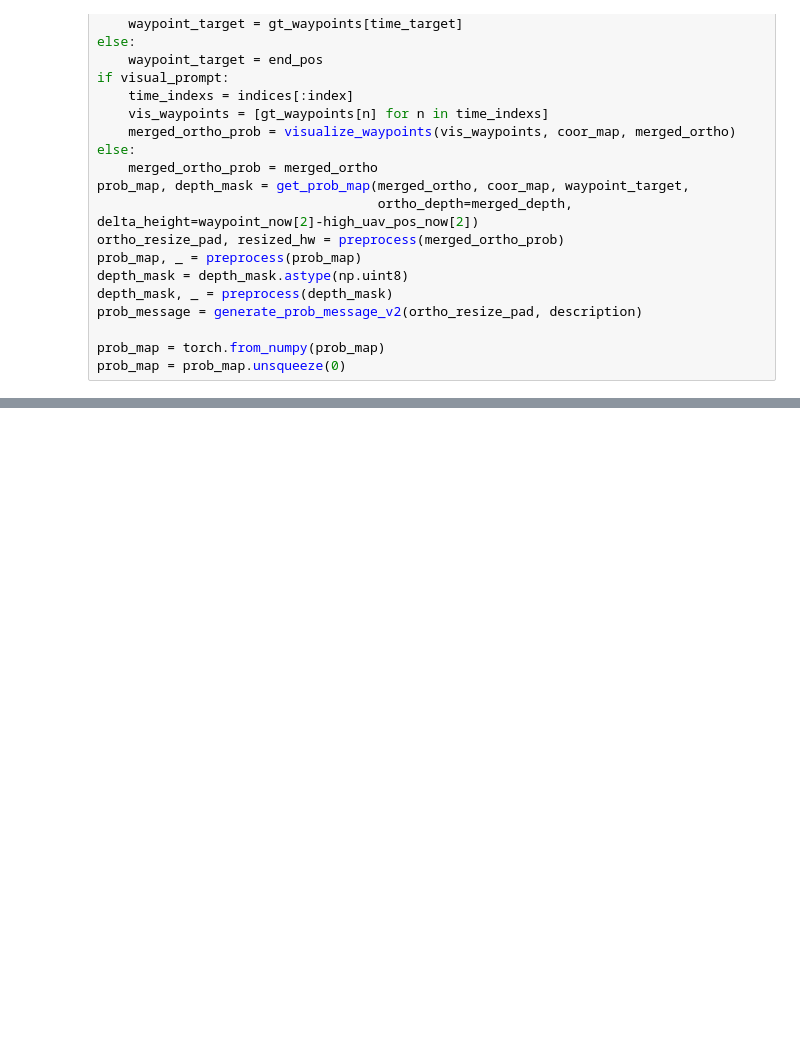
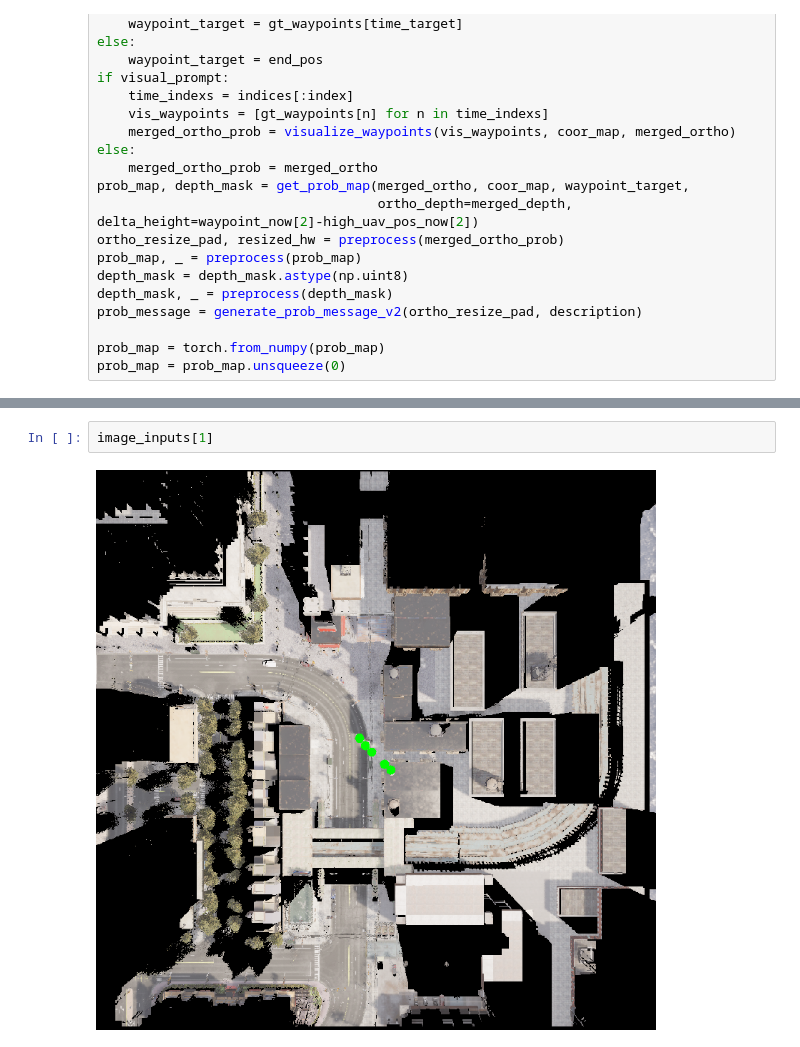
Before and after one commit to sibidapo/AeroDuo, a Jupyter notebook: pilot_llm/test.ipynb, the cells around one changed output, grey strips where cells are left out. Saved outputs shown, nothing was run; the diff lists cells and outputs as text; blank space fills up the shorter version.

```diff
--- a/pilot_llm/test.ipynb
+++ b/pilot_llm/test.ipynb
@@ -273,0 +273,4 @@ gt_waypoints
+# %%
+image_inputs[1]
+# %% [output]
+[figure, added]
```
Also changed, not shown: parts of 22 cells of this notebook, 9 other files.
